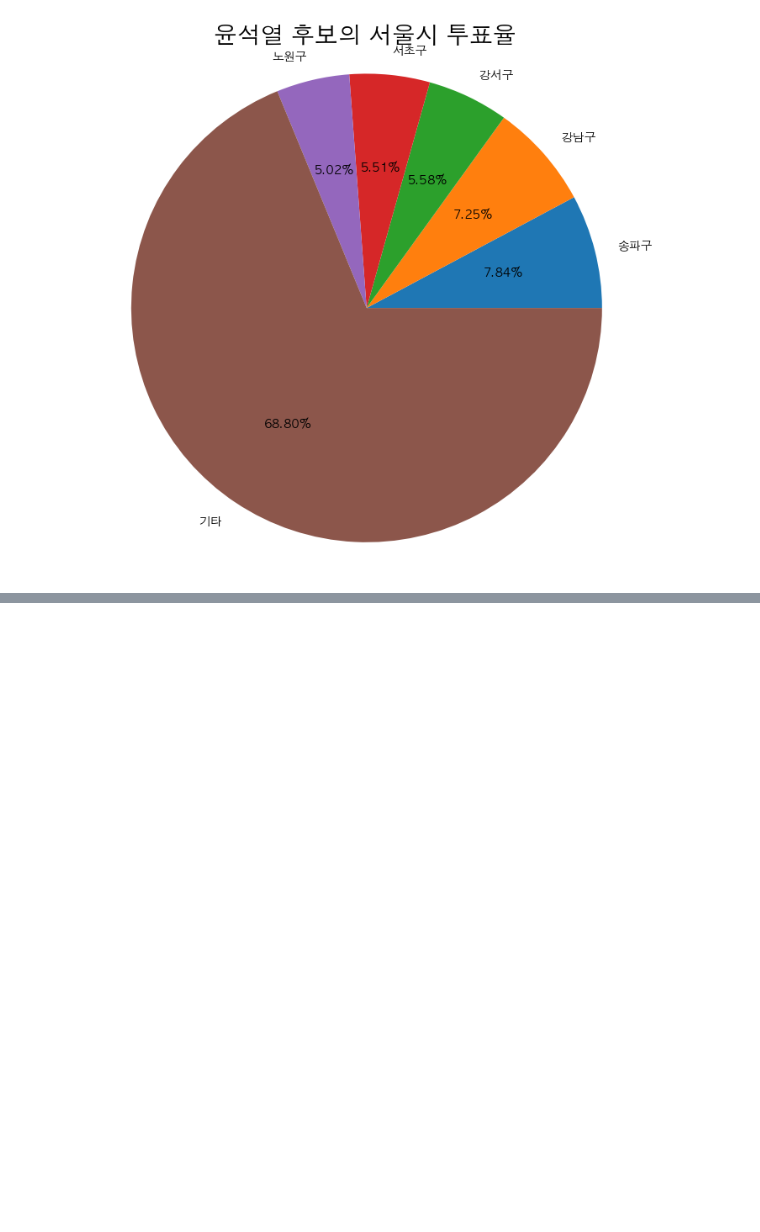
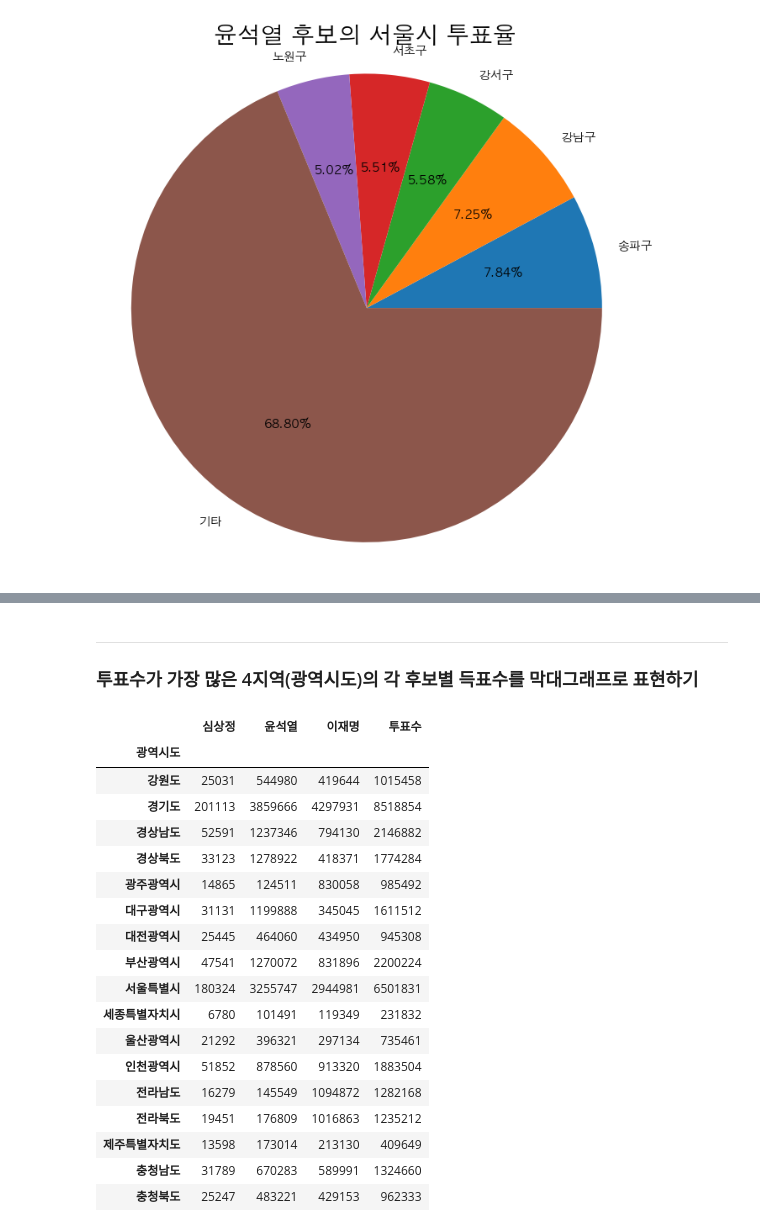
Before and after one commit to naddda0813/Python, a Jupyter notebook: 3.DataAnalysis/Note/13.대선자료시각화.ipynb, the cells around one changed output, grey strips where cells are left out. Cells and saved outputs as stored; diff of their text form; code cells hidden in the pictures; blank space fills up the shorter version.

```diff
--- a/3.DataAnalysis/Note/13.대선자료시각화.ipynb
+++ b/3.DataAnalysis/Note/13.대선자료시각화.ipynb
@@ -374,0 +452,3 @@ plt.style.use
+# %% [markdown]
+---
+### 투표수가 가장 많은 4지역(광역시도)의 각 후보별 득표수를 막대그래프로 표현하기
@@ -374,0 +459,26 @@ plt.style.use
+# %%
+# 투표수가 많은 지역 뽑기
+vote_most = election.pivot_table(['윤석열','이재명','심상정','투표수'],index=['광역시도'],
+aggfunc=sum
+)
+vote_most
+# %% [output]
+|  | 심상정 | 윤석열 | 이재명 | 투표수 |
+| 광역시도 |  |  |  |  |
+| 강원도 | 25031 | 544980 | 419644 | 1015458 |
+| 경기도 | 201113 | 3859666 | 4297931 | 8518854 |
+| 경상남도 | 52591 | 1237346 | 794130 | 2146882 |
+| 경상북도 | 33123 | 1278922 | 418371 | 1774284 |
+| 광주광역시 | 14865 | 124511 | 830058 | 985492 |
+| 대구광역시 | 31131 | 1199888 | 345045 | 1611512 |
+| 대전광역시 | 25445 | 464060 | 434950 | 945308 |
+| 부산광역시 | 47541 | 1270072 | 831896 | 2200224 |
+| 서울특별시 | 180324 | 3255747 | 2944981 | 6501831 |
+| 세종특별자치시 | 6780 | 101491 | 119349 | 231832 |
+| 울산광역시 | 21292 | 396321 | 297134 | 735461 |
+| 인천광역시 | 51852 | 878560 | 913320 | 1883504 |
+| 전라남도 | 16279 | 145549 | 1094872 | 1282168 |
+| 전라북도 | 19451 | 176809 | 1016863 | 1235212 |
+| 제주특별자치도 | 13598 | 173014 | 213130 | 409649 |
+| 충청남도 | 31789 | 670283 | 589991 | 1324660 |
+| 충청북도 | 25247 | 483221 | 429153 | 962333 |
```
Also changed, not shown: parts of 28 cells of this notebook, 4 other files.
